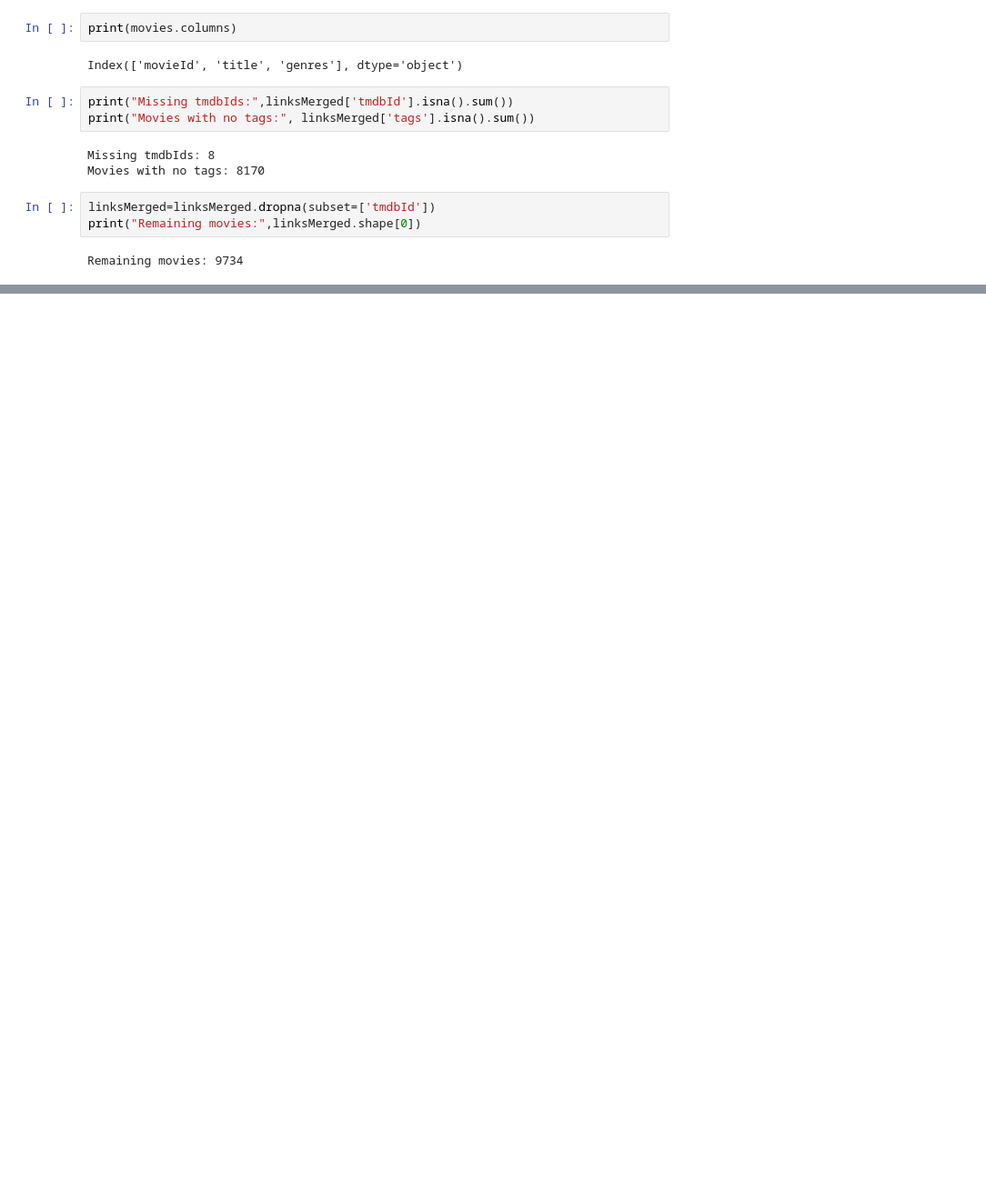
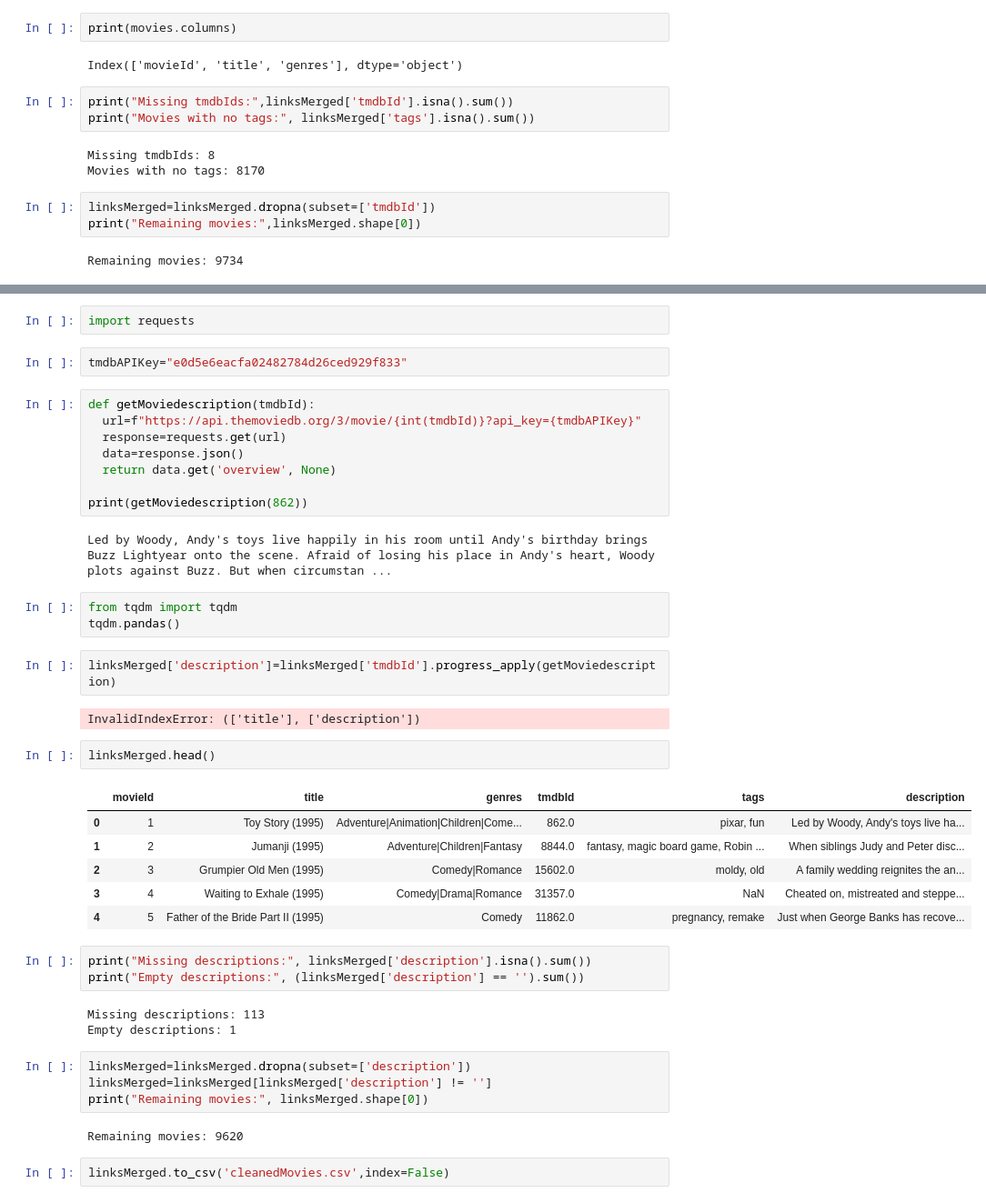
Before and after one commit to KalekyeRaychelle/Movie-Recommender, a Jupyter notebook: dataCleaning.ipynb, the cells around one changed output, grey strips where cells are left out. Shown at 91% size. Drawn from its saved outputs; the diff is of its cells as text; blank space fills up the shorter version.

Commit message:
Added movie descriptions

```diff
--- a/dataCleaning.ipynb
+++ b/dataCleaning.ipynb
@@ -105,0 +108,44 @@ Remaining movies: 9734
+# %%
+import requests
+# %%
+tmdbAPIKey="e0d5e6eacfa02482784d26ced929f833"
+# %%
+def getMoviedescription(tmdbId):
+  url=f"https://api.themoviedb.org/3/movie/{int(tmdbId)}?api_key={tmdbAPIKey}"
+  response=requests.get(url)
+  data=response.json()
+  return data.get('overview', None)
+
+print(getMoviedescription(862))
+# %% [output]
+Led by Woody, Andy's toys live happily in his room until Andy's birthday brings Buzz Lightyear onto the scene. Afraid of losing his place in Andy's heart, Woody plots against Buzz. But when circumstan ...
+# %%
+from tqdm import tqdm
+tqdm.pandas()
+# %%
+linksMerged['description']=linksMerged['tmdbId'].progress_apply(getMoviedescription)
+# %% [output]
+InvalidIndexError: (['title'], ['description'])
+# %%
+linksMerged.head()
+# %% [output]
+|  | movieId | title | genres | tmdbId | tags | description |
+| 0 | 1 | Toy Story (1995) | Adventure|Animation|Children|Come... | 862.0 | pixar, fun | Led by Woody, Andy's toys live ha... |
+| 1 | 2 | Jumanji (1995) | Adventure|Children|Fantasy | 8844.0 | fantasy, magic board game, Robin ... | When siblings Judy and Peter disc... |
+| 2 | 3 | Grumpier Old Men (1995) | Comedy|Romance | 15602.0 | moldy, old | A family wedding reignites the an... |
+| 3 | 4 | Waiting to Exhale (1995) | Comedy|Drama|Romance | 31357.0 | NaN | Cheated on, mistreated and steppe... |
+| 4 | 5 | Father of the Bride Part II (1995) | Comedy | 11862.0 | pregnancy, remake | Just when George Banks has recove... |
+# %%
+print("Missing descriptions:", linksMerged['description'].isna().sum())
+print("Empty descriptions:", (linksMerged['description'] == '').sum())
+# %% [output]
+Missing descriptions: 113
+Empty descriptions: 1
+# %%
+linksMerged=linksMerged.dropna(subset=['description'])
+linksMerged=linksMerged[linksMerged['description'] != '']
+print("Remaining movies:", linksMerged.shape[0])
+# %% [output]
+Remaining movies: 9620
+# %%
+linksMerged.to_csv('cleanedMovies.csv',index=False)
```
Also changed, not shown: parts of 3 cells of this notebook.
